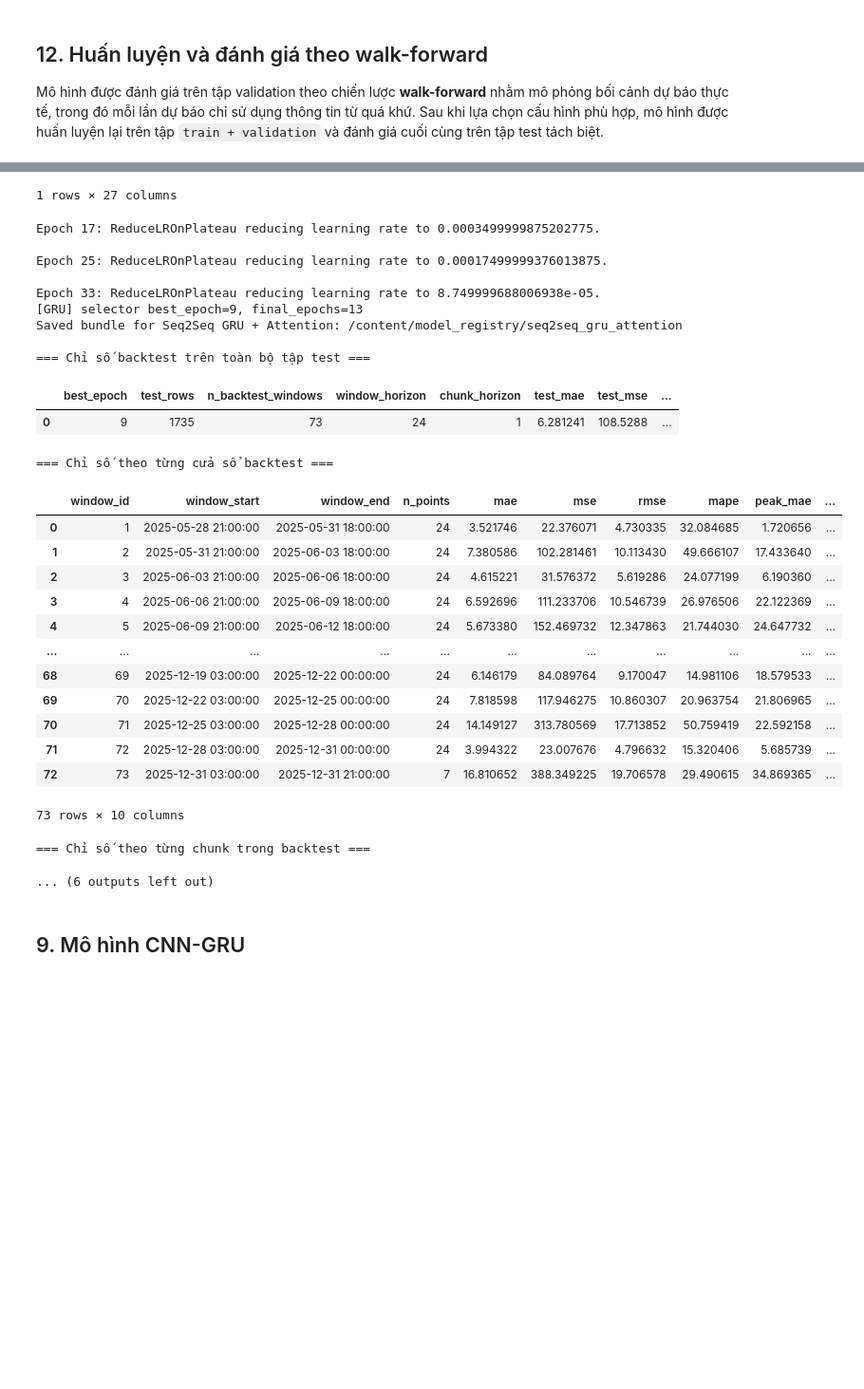
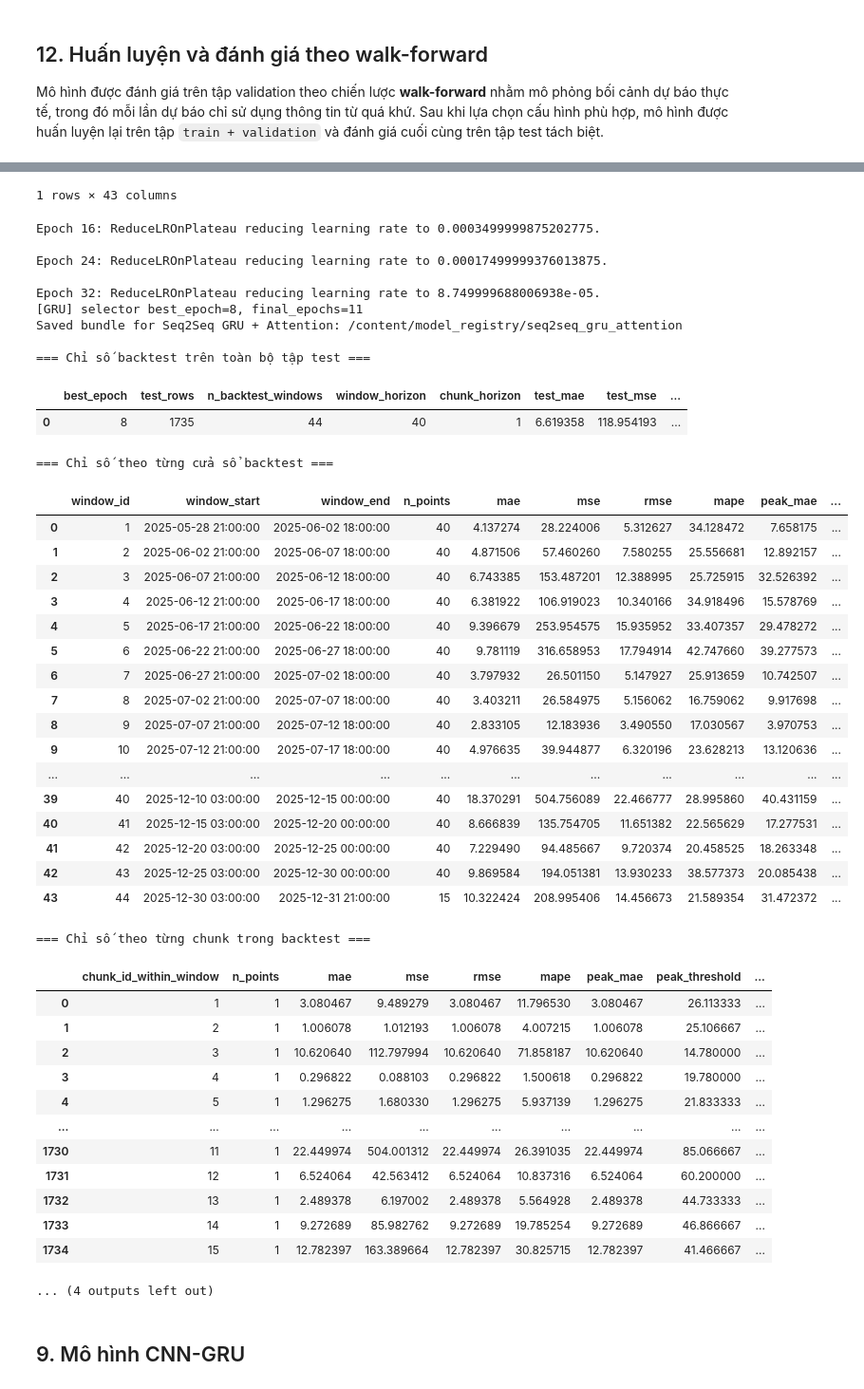
Before and after one commit to HoangHumg1210/hoankiem-air-quality-forecasting, a Jupyter notebook: notebooks/03_model.ipynb, the cells around one changed output, grey strips where cells are left out. Shown at 95% size. Saved outputs shown, nothing was run; the diff lists cells and outputs as text; code cells hidden in the pictures; blank space fills up the shorter version.

```diff
--- a/notebooks/03_model.ipynb
+++ b/notebooks/03_model.ipynb
@@ -452,7 +452,7 @@ Bộ đặc trưng đang dùng: ['PM25_lag_1', 'PM25_lag_8', 'PM25_lag_24', 'PM2
 
 LOOKBACK = 112
 CHUNK_HORIZON = 1
-ROLLOUT_HORIZON = 24
+ROLLOUT_HORIZON = 40
 N_CHUNKS = ROLLOUT_HORIZON // CHUNK_HORIZON
 HORIZON = CHUNK_HORIZON
 EVAL_SIZE = ROLLOUT_HORIZON
@@ -1815,6 +1815,8 @@ display(test_chunk_metrics_df)
 print("\n=== Bảng tổng hợp kết quả ===")
 display(test_report_df)
 
+plot_df = test_timeline_df.copy()
+
 zoom_n = min(len(plot_df), int(14 * 24 / STEP_HOURS))
 zoom_hours = zoom_n * STEP_HOURS
 zoom_days = zoom_hours / 24
@@ -1873,31 +1875,47 @@ Epoch 36: ReduceLROnPlateau reducing learning rate to 8.749999688006938e-05.
-1 rows × 27 columns
+1 rows × 43 columns
-Epoch 17: ReduceLROnPlateau reducing learning rate to 0.0003499999875202775.
+Epoch 16: ReduceLROnPlateau reducing learning rate to 0.0003499999875202775.
 
-Epoch 25: ReduceLROnPlateau reducing learning rate to 0.00017499999376013875.
+Epoch 24: ReduceLROnPlateau reducing learning rate to 0.00017499999376013875.
 
-Epoch 33: ReduceLROnPlateau reducing learning rate to 8.749999688006938e-05.
-[GRU] selector best_epoch=9, final_epochs=13
+Epoch 32: ReduceLROnPlateau reducing learning rate to 8.749999688006938e-05.
+[GRU] selector best_epoch=8, final_epochs=11
 Saved bundle for Seq2Seq GRU + Attention: /content/model_registry/seq2seq_gru_attention
 
 === Chỉ số backtest trên toàn bộ tập test ===
 |  | best_epoch | test_rows | n_backtest_windows | window_horizon | chunk_horizon | test_mae | test_mse | ... |
-| 0 | 9 | 1735 | 73 | 24 | 1 | 6.281241 | 108.5288 | ... |
+| 0 | 8 | 1735 | 44 | 40 | 1 | 6.619358 | 118.954193 | ... |
 === Chỉ số theo từng cửa sổ backtest ===
 |  | window_id | window_start | window_end | n_points | mae | mse | rmse | mape | peak_mae | ... |
-| 0 | 1 | 2025-05-28 21:00:00 | 2025-05-31 18:00:00 | 24 | 3.521746 | 22.376071 | 4.730335 | 32.084685 | 1.720656 | ... |
-| 1 | 2 | 2025-05-31 21:00:00 | 2025-06-03 18:00:00 | 24 | 7.380586 | 102.281461 | 10.113430 | 49.666107 | 17.433640 | ... |
-| 2 | 3 | 2025-06-03 21:00:00 | 2025-06-06 18:00:00 | 24 | 4.615221 | 31.576372 | 5.619286 | 24.077199 | 6.190360 | ... |
-| 3 | 4 | 2025-06-06 21:00:00 | 2025-06-09 18:00:00 | 24 | 6.592696 | 111.233706 | 10.546739 | 26.976506 | 22.122369 | ... |
-| 4 | 5 | 2025-06-09 21:00:00 | 2025-06-12 18:00:00 | 24 | 5.673380 | 152.469732 | 12.347863 | 21.744030 | 24.647732 | ... |
+| 0 | 1 | 2025-05-28 21:00:00 | 2025-06-02 18:00:00 | 40 | 4.137274 | 28.224006 | 5.312627 | 34.128472 | 7.658175 | ... |
+| 1 | 2 | 2025-06-02 21:00:00 | 2025-06-07 18:00:00 | 40 | 4.871506 | 57.460260 | 7.580255 | 25.556681 | 12.892157 | ... |
+| 2 | 3 | 2025-06-07 21:00:00 | 2025-06-12 18:00:00 | 40 | 6.743385 | 153.487201 | 12.388995 | 25.725915 | 32.526392 | ... |
+| 3 | 4 | 2025-06-12 21:00:00 | 2025-06-17 18:00:00 | 40 | 6.381922 | 106.919023 | 10.340166 | 34.918496 | 15.578769 | ... |
+| 4 | 5 | 2025-06-17 21:00:00 | 2025-06-22 18:00:00 | 40 | 9.396679 | 253.954575 | 15.935952 | 33.407357 | 29.478272 | ... |
+| 5 | 6 | 2025-06-22 21:00:00 | 2025-06-27 18:00:00 | 40 | 9.781119 | 316.658953 | 17.794914 | 42.747660 | 39.277573 | ... |
+| 6 | 7 | 2025-06-27 21:00:00 | 2025-07-02 18:00:00 | 40 | 3.797932 | 26.501150 | 5.147927 | 25.913659 | 10.742507 | ... |
+| 7 | 8 | 2025-07-02 21:00:00 | 2025-07-07 18:00:00 | 40 | 3.403211 | 26.584975 | 5.156062 | 16.759062 | 9.917698 | ... |
+| 8 | 9 | 2025-07-07 21:00:00 | 2025-07-12 18:00:00 | 40 | 2.833105 | 12.183936 | 3.490550 | 17.030567 | 3.970753 | ... |
+| 9 | 10 | 2025-07-12 21:00:00 | 2025-07-17 18:00:00 | 40 | 4.976635 | 39.944877 | 6.320196 | 23.628213 | 13.120636 | ... |
 | ... | ... | ... | ... | ... | ... | ... | ... | ... | ... | ... |
-| 68 | 69 | 2025-12-19 03:00:00 | 2025-12-22 00:00:00 | 24 | 6.146179 | 84.089764 | 9.170047 | 14.981106 | 18.579533 | ... |
-| 69 | 70 | 2025-12-22 03:00:00 | 2025-12-25 00:00:00 | 24 | 7.818598 | 117.946275 | 10.860307 | 20.963754 | 21.806965 | ... |
-| 70 | 71 | 2025-12-25 03:00:00 | 2025-12-28 00:00:00 | 24 | 14.149127 | 313.780569 | 17.713852 | 50.759419 | 22.592158 | ... |
-| 71 | 72 | 2025-12-28 03:00:00 | 2025-12-31 00:00:00 | 24 | 3.994322 | 23.007676 | 4.796632 | 15.320406 | 5.685739 | ... |
-| 72 | 73 | 2025-12-31 03:00:00 | 2025-12-31 21:00:00 | 7 | 16.810652 | 388.349225 | 19.706578 | 29.490615 | 34.869365 | ... |
+| 39 | 40 | 2025-12-10 03:00:00 | 2025-12-15 00:00:00 | 40 | 18.370291 | 504.756089 | 22.466777 | 28.995860 | 40.431159 | ... |
+| 40 | 41 | 2025-12-15 03:00:00 | 2025-12-20 00:00:00 | 40 | 8.666839 | 135.754705 | 11.651382 | 22.565629 | 17.277531 | ... |
+| 41 | 42 | 2025-12-20 03:00:00 | 2025-12-25 00:00:00 | 40 | 7.229490 | 94.485667 | 9.720374 | 20.458525 | 18.263348 | ... |
+| 42 | 43 | 2025-12-25 03:00:00 | 2025-12-30 00:00:00 | 40 | 9.869584 | 194.051381 | 13.930233 | 38.577373 | 20.085438 | ... |
+| 43 | 44 | 2025-12-30 03:00:00 | 2025-12-31 21:00:00 | 15 | 10.322424 | 208.995406 | 14.456673 | 21.589354 | 31.472372 | ... |
-73 rows × 10 columns
+=== Chỉ số theo từng chunk trong backtest ===
+|  | chunk_id_within_window | n_points | mae | mse | rmse | mape | peak_mae | peak_threshold | ... |
+| 0 | 1 | 1 | 3.080467 | 9.489279 | 3.080467 | 11.796530 | 3.080467 | 26.113333 | ... |
+| 1 | 2 | 1 | 1.006078 | 1.012193 | 1.006078 | 4.007215 | 1.006078 | 25.106667 | ... |
+| 2 | 3 | 1 | 10.620640 | 112.797994 | 10.620640 | 71.858187 | 10.620640 | 14.780000 | ... |
+| 3 | 4 | 1 | 0.296822 | 0.088103 | 0.296822 | 1.500618 | 0.296822 | 19.780000 | ... |
+| 4 | 5 | 1 | 1.296275 | 1.680330 | 1.296275 | 5.937139 | 1.296275 | 21.833333 | ... |
+| ... | ... | ... | ... | ... | ... | ... | ... | ... | ... |
+| 1730 | 11 | 1 | 22.449974 | 504.001312 | 22.449974 | 26.391035 | 22.449974 | 85.066667 | ... |
+| 1731 | 12 | 1 | 6.524064 | 42.563412 | 6.524064 | 10.837316 | 6.524064 | 60.200000 | ... |
+| 1732 | 13 | 1 | 2.489378 | 6.197002 | 2.489378 | 5.564928 | 2.489378 | 44.733333 | ... |
+| 1733 | 14 | 1 | 9.272689 | 85.982762 | 9.272689 | 19.785254 | 9.272689 | 46.866667 | ... |
+| 1734 | 15 | 1 | 12.782397 | 163.389664 | 12.782397 | 30.825715 | 12.782397 | 41.466667 | ... |
-=== Chỉ số theo từng chunk trong backtest ===
+... (4 outputs left out)
-... (6 outputs left out)
 # %% [markdown]
 ## 9. Mô hình CNN-GRU
 # %%
```
Also changed, not shown: parts of 12 cells of this notebook.
